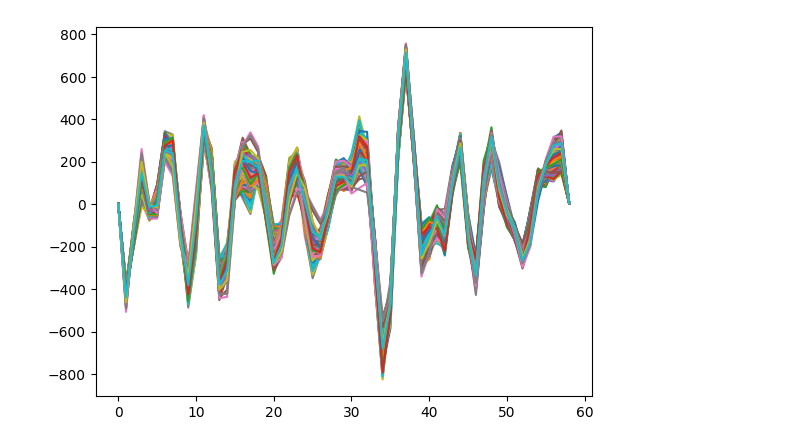
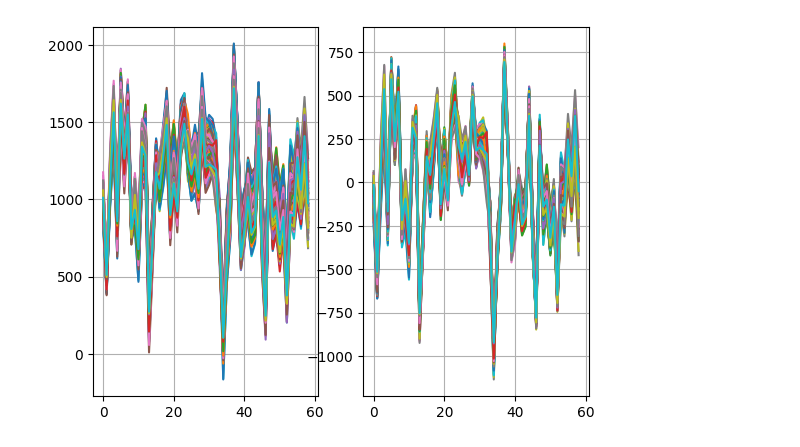
Before and after one commit to javadkavian/EEG_motor_imagery_analysis, a Jupyter notebook: data.ipynb, the cells around one changed output. Drawn from its saved outputs; the diff is of its cells as text; code cells hidden in the pictures.

Commit message:
add:CAR filter

```diff
--- a/data.ipynb
+++ b/data.ipynb
@@ -55,6 +55,10 @@ class Dataset:
                         a = a,
                         x=data,
                         axis=0)
+
+    def CAR_filter(self,
+                   data):
+        return data - np.mean(data, axis=0)
 # %%
 a = Dataset(file_path_1)
 data_ = a.trials['foot'][0]
@@ -66,6 +65,12 @@ plt.show()
-# %%
-f=a.bandpass_filter(data=data_)
-plt.plot(f)
-plt.show()
-# %% [output]
-[figure, removed]
+# %%
+transformed = a.CAR_filter(data_)
+# %%
+plt.subplot(1, 2, 1)
+plt.plot(data_)
+plt.grid()
+plt.subplot(1, 2, 2)
+plt.plot(transformed)
+plt.grid()
+plt.show()
+# %% [output]
+[figure, added]
```
Also changed, not shown: parts of 1 cell of this notebook.
